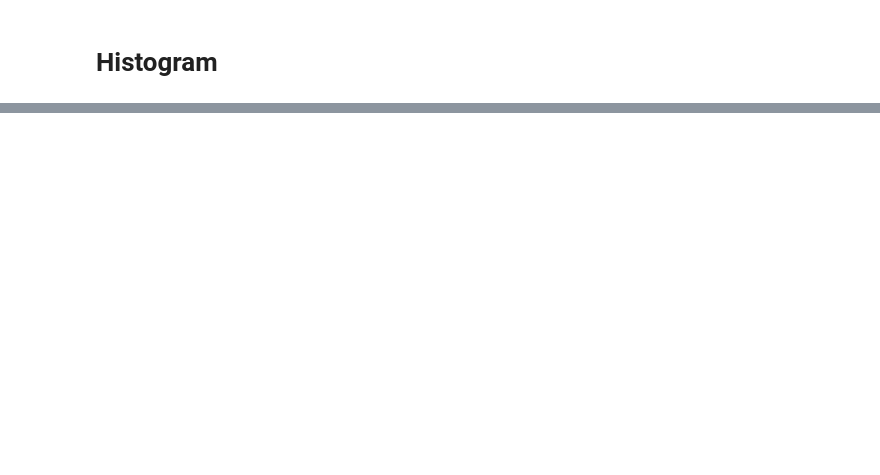
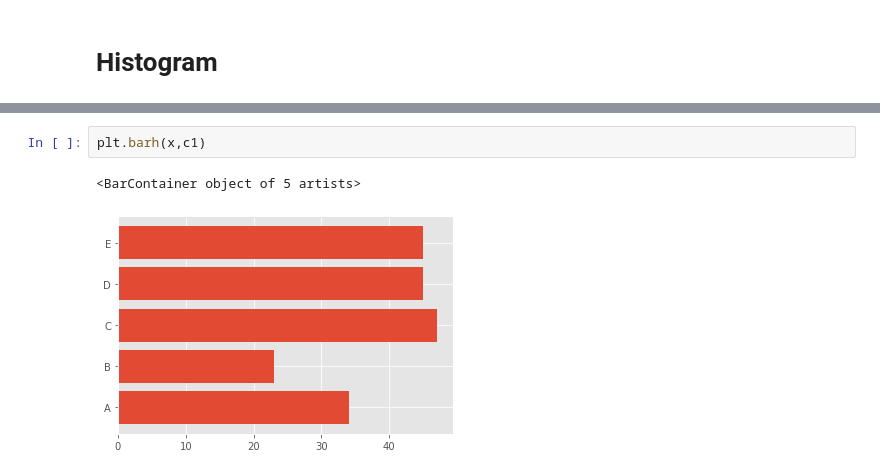
Before and after one commit to anmolk11/Data-visualization, a Jupyter notebook: Untitled.ipynb, the cells around one changed output, grey strips where cells are left out. Cells and saved outputs as stored; diff of their text form; blank space fills up the shorter version.

```diff
--- a/Untitled.ipynb
+++ b/Untitled.ipynb
@@ -57,0 +70,5 @@ plt.show()
+# %%
+plt.barh(x,c1)
+# %% [output]
+<BarContainer object of 5 artists>
+[figure, added]
```
Also changed, not shown: parts of 8 cells of this notebook.
